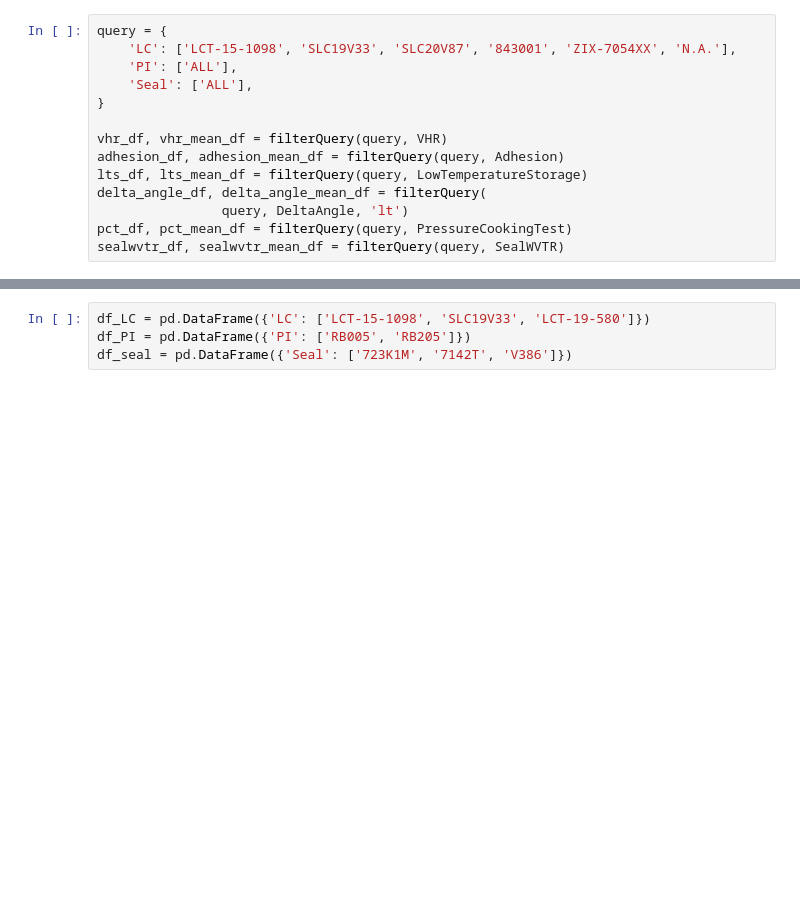
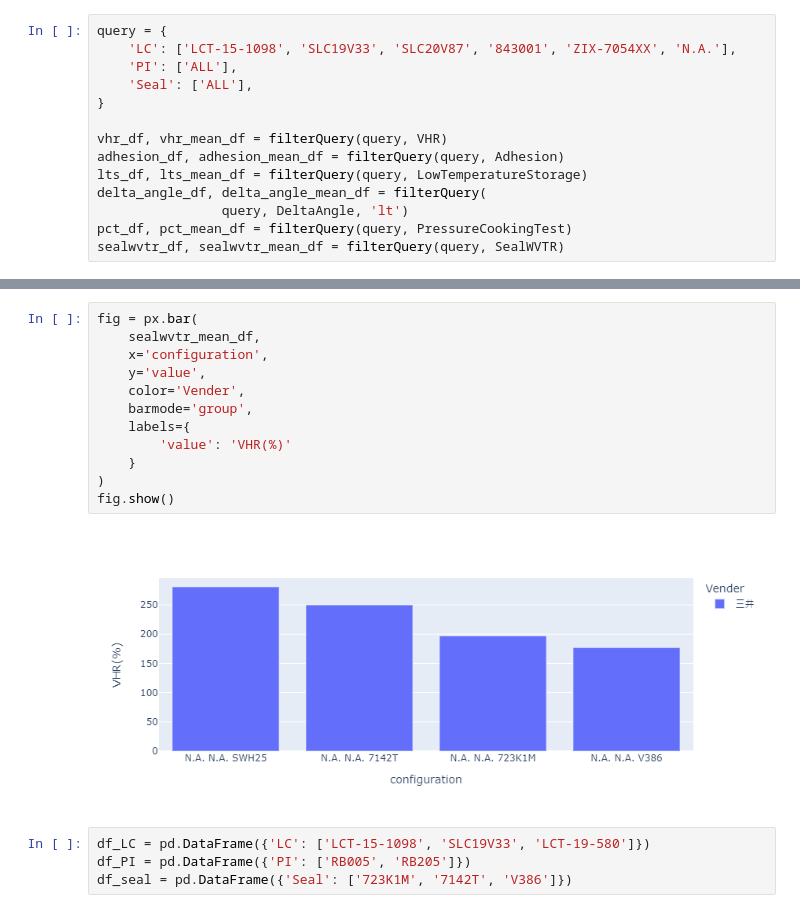
Before and after one commit to dimsplendid/td_toolkits_reconstruc, a Jupyter notebook: test.ipynb, the cells around one changed output, grey strips where cells are left out. Drawn from its saved outputs; the diff is of its cells as text; blank space fills up the shorter version.

```diff
--- a/test.ipynb
+++ b/test.ipynb
@@ -33,3 +49,17 @@ sealwvtr_df, sealwvtr_mean_df = filterQuery(query, SealWVTR)
+# %%
+fig = px.bar(
+    sealwvtr_mean_df,
+    x='configuration',
+    y='value',
+    color='Vender',
+    barmode='group',
+    labels={
+        'value': 'VHR(%)'
+    }
+)
+fig.show()
+# %% [output]
+[figure, added]
 # %%
 df_LC = pd.DataFrame({'LC': ['LCT-15-1098', 'SLC19V33', 'LCT-19-580']})
 df_PI = pd.DataFrame({'PI': ['RB005', 'RB205']})
```
Also changed, not shown: parts of 3 cells of this notebook, 6 other files.
